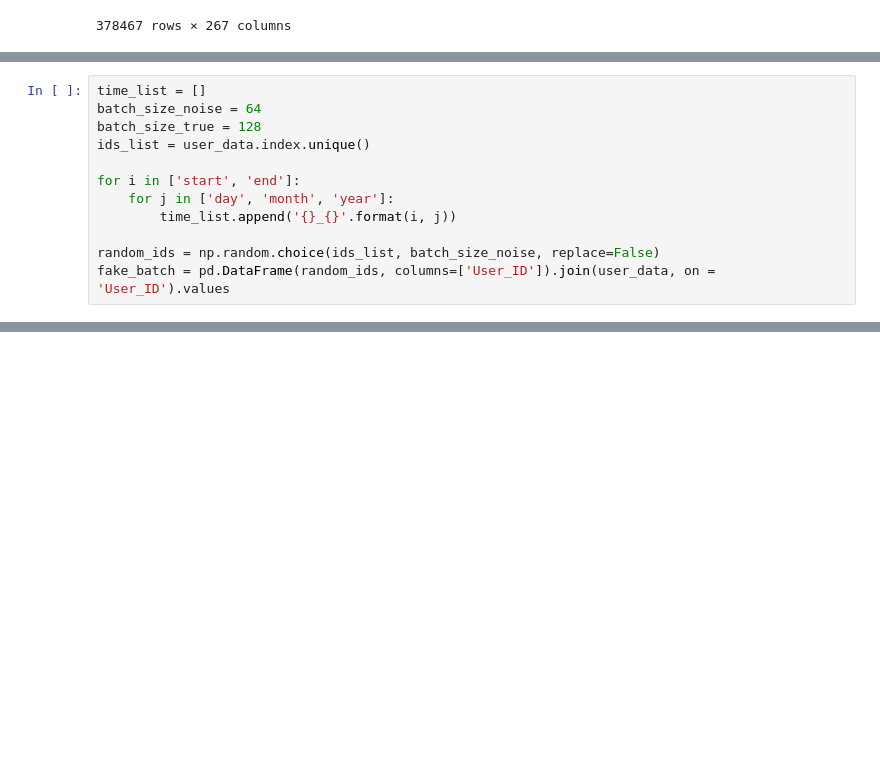
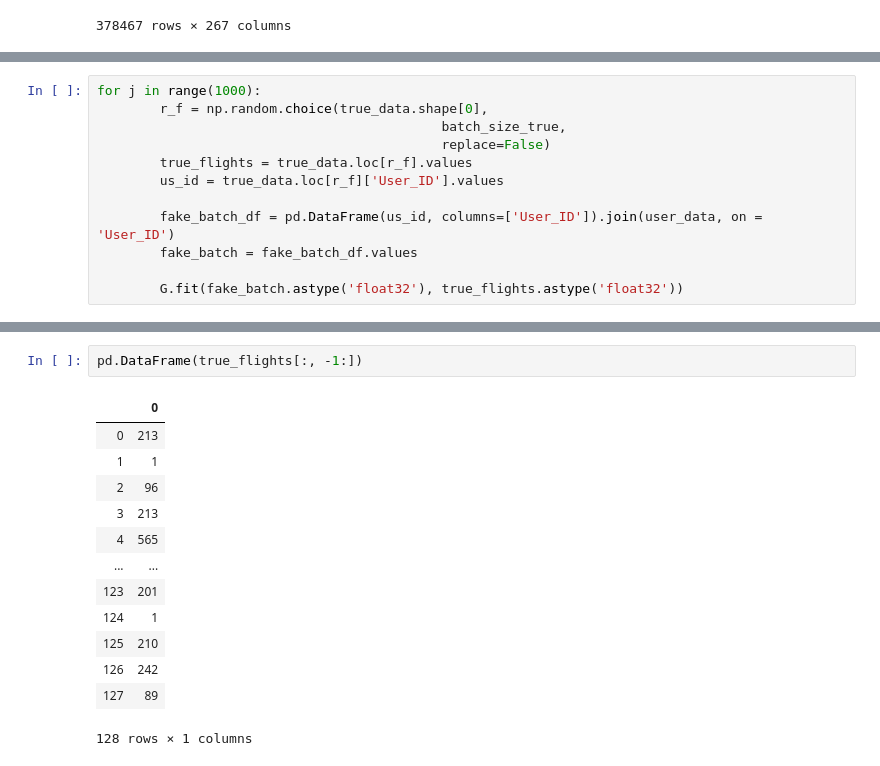
Before and after one commit to DKozl50/ThereAndNow, a Jupyter notebook: EDA.ipynb, the cells around one changed output, grey strips where cells are left out. Drawn from its saved outputs; the diff is of its cells as text; blank space fills up the shorter version.

```diff
--- a/EDA.ipynb
+++ b/EDA.ipynb
@@ -395,12 +328,0 @@ ids_list = user_data.index.unique()
-# %%
-time_list = []
-batch_size_noise = 64
-batch_size_true = 128
-ids_list = user_data.index.unique()
-
-for i in ['start', 'end']:
-    for j in ['day', 'month', 'year']:
-        time_list.append('{}_{}'.format(i, j))
-
-random_ids = np.random.choice(ids_list, batch_size_noise, replace=False)
-fake_batch = pd.DataFrame(random_ids, columns=['User_ID']).join(user_data, on = 'User_ID').values
@@ -419,0 +334,12 @@ fake_batch.shape
+# %%
+for j in range(1000):
+        r_f = np.random.choice(true_data.shape[0],
+                                            batch_size_true,
+                                            replace=False)
+        true_flights = true_data.loc[r_f].values
+        us_id = true_data.loc[r_f]['User_ID'].values
+
+        fake_batch_df = pd.DataFrame(us_id, columns=['User_ID']).join(user_data, on = 'User_ID')
+        fake_batch = fake_batch_df.values
+
+        G.fit(fake_batch.astype('float32'), true_flights.astype('float32'))
@@ -419,0 +366,16 @@ fake_batch.shape
+# %%
+pd.DataFrame(true_flights[:, -1:])
+# %% [output]
+|  | 0 |
+| 0 | 213 |
+| 1 | 1 |
+| 2 | 96 |
+| 3 | 213 |
+| 4 | 565 |
+| ... | ... |
+| 123 | 201 |
+| 124 | 1 |
+| 125 | 210 |
+| 126 | 242 |
+| 127 | 89 |
+128 rows × 1 columns
```
Also changed, not shown: parts of 24 cells of this notebook.
